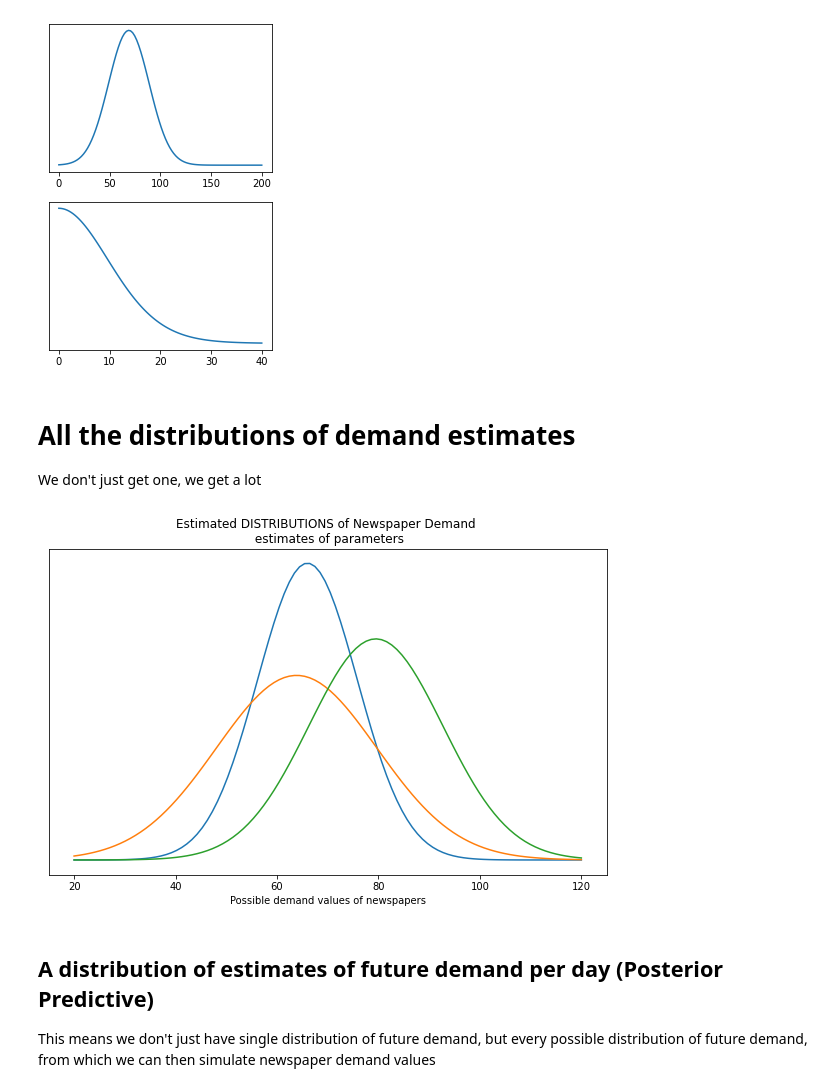
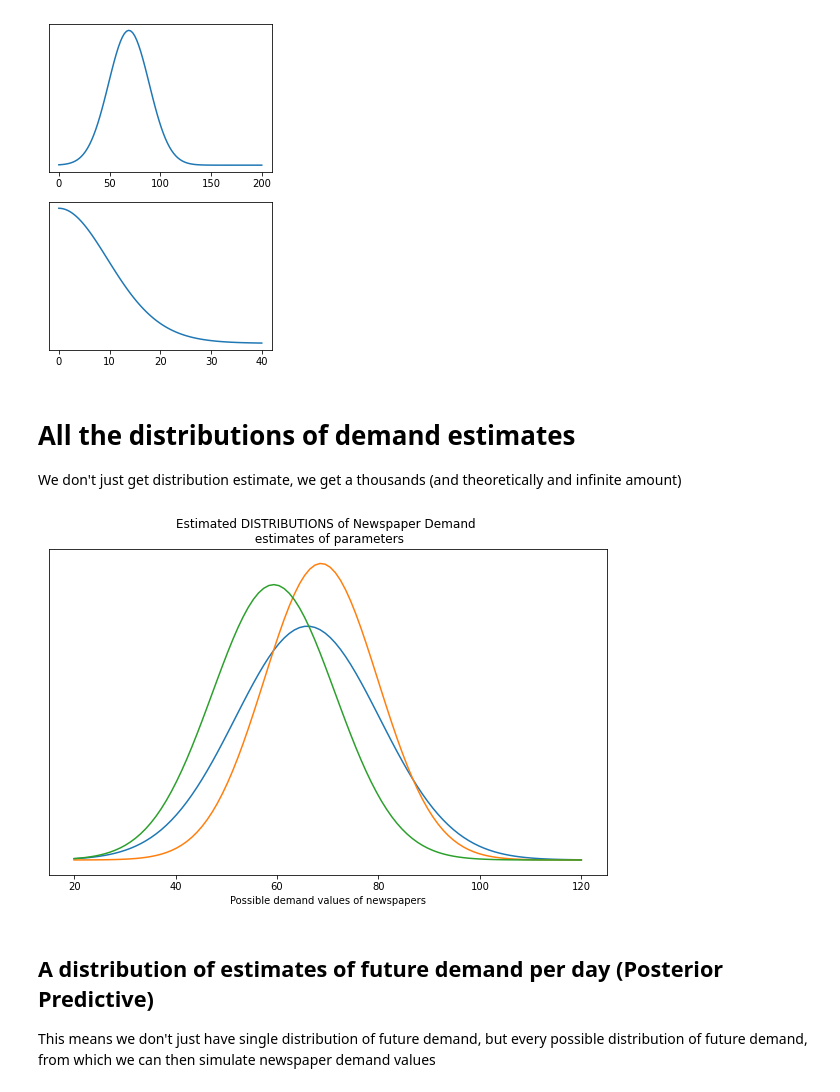
Before and after one commit to canyon289/PyDataGlobal_2020, a Jupyter notebook: PyDataGlobal_Ravin.ipynb, the cells around one changed output. Drawn from its saved outputs; the diff is of its cells as text; code cells hidden in the pictures.

```diff
--- a/PyDataGlobal_Ravin.ipynb
+++ b/PyDataGlobal_Ravin.ipynb
@@ -415,3 +415,12 @@ We only have 5 data points, is our calculated mean and standard deviation the tr
 Yet with the critical fractile we can only choose one mean and one standard deviation to optimize against
 
 Unfortunately with such little data the estimate of the **true mean** and **true standard deviation** can be challenging
+# %%
+values = np.round(stats.norm(40).rvs(100))
+simulations = 100
+mean, std = [], []
+
+for _ in range(simulations):
+    values = stats.norm(40, 20).rvs(5)
+    mean.append(values.mean())
+    std.append(values.std())
@@ -497,27 +499,24 @@ ax[0].set_yticks([]);
 [figure]
 # %% [markdown]
 # All the distributions of demand estimates
-We don't just get one, we get a lot
+We don't just get distribution estimate, we get a thousands (and theoretically and infinite amount)
 # %%
 # Get random samples of possible distributions of demand and plot them. Used seed values 0, 10, 15
 
 fig, ax = plt.subplots(figsize=(10, 6))
 
-for seed in [0, 8, 20]:
+for seed in [0, 10, 23]:
     np.random.seed(seed)
     mean = np.random.choice(trace["mean_of_newspaper_demand"])
     std = np.random.choice(trace["standard_deviation_of_newspaper_demand"])
 
     x = np.linspace(20, 120, 100)
     y = stats.norm(mean, std).pdf(x)
 
     ax.plot(x,y)
     ax.set_yticks([]);
 
-
-# Set seed back to zero for rest of notebook
-np.random.seed(0)
 ax.set_title("Estimated DISTRIBUTIONS of Newspaper Demand \n estimates of parameters");
 ax.set_xlabel("Possible demand values of newspapers");
 # %% [output]
-[figure, old version]
+[figure, new version]
```
Also changed, not shown: parts of 30 cells of this notebook, 3 other files.
